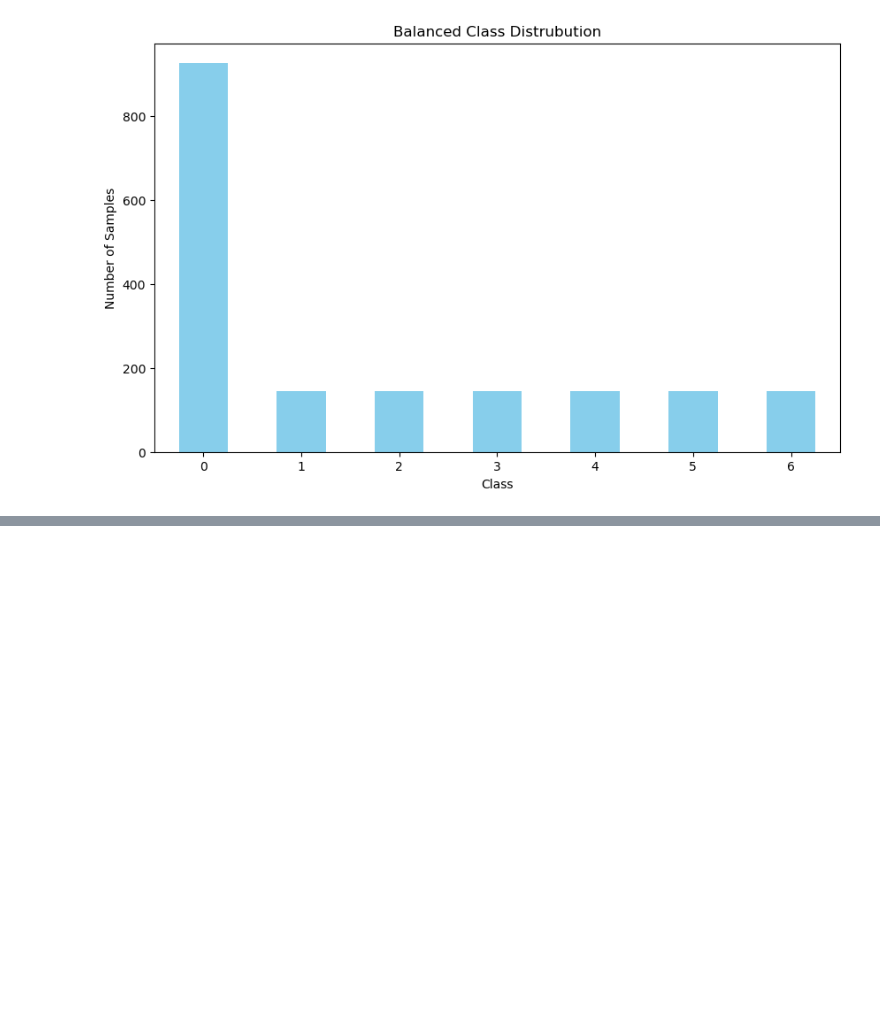
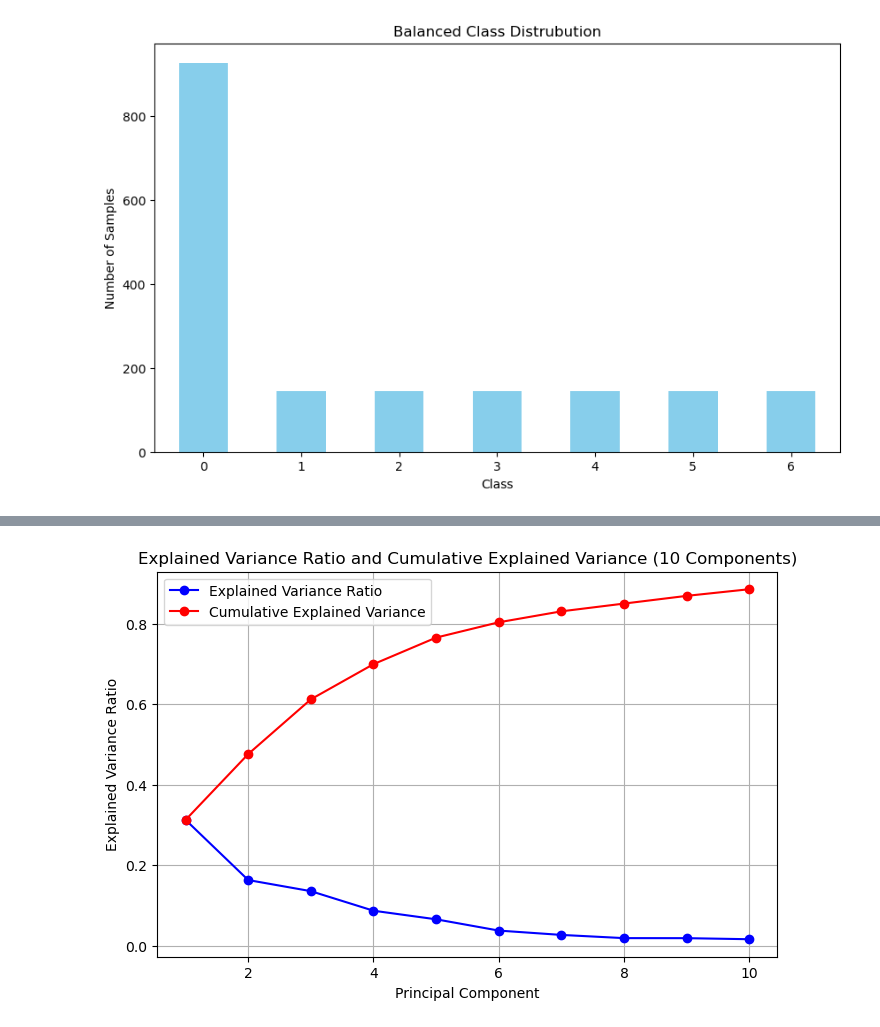
Before and after one commit to AybarsManav/EMG-Classification, a Jupyter notebook: aybars.ipynb, the cells around one changed output, grey strips where cells are left out. Drawn from its saved outputs; the diff is of its cells as text; code cells hidden in the pictures; blank space fills up the shorter version.

Commit message:
New Features, SCV, k-cluster

```diff
--- a/aybars.ipynb
+++ b/aybars.ipynb
@@ -107,13 +121,13 @@ scaler = StandardScaler()
 
 # Fit the scaler on the training data and transform the training data
 X_train_scaled = scaler.fit_transform(X_train)
-
-# Use the same scaler to transform the test data
+X_validation_scaled = scaler.fit_transform(X_validation)
 X_test_scaled = scaler.transform(X_test)
 
 # Convert the scaled data back to DataFrame for better readability
 X_train_scaled = pd.DataFrame(X_train_scaled, columns=X_train.columns)
 X_test_scaled = pd.DataFrame(X_test_scaled, columns=X_test.columns)
+X_validation_scaled = pd.DataFrame(X_validation_scaled, columns=X_validation.columns)
 # %%
 # Initialize the Logistic Regression model
 logistic_model = LogisticRegression(max_iter=1000, random_state=42)
@@ -185,0 +350,75 @@ weighted avg       0.90      0.90      0.90       269
+# %%
+
+# Step 1: Apply PCA to reduce the dataset to 10 components
+pca_10 = PCA(n_components=10)
+X_train_pca = pca_10.fit_transform(X_train_scaled)  # Reduce training data
+X_test_pca = pca_10.transform(X_test_scaled)        # Apply the same transformation to test data
+X_validation_pca = pca_10.transform(X_validation_scaled)  # Apply transformation to validation data
+
+# Step 2: Train the SVM model using the reduced dataset (10 PCA components)
+svm_model_pca = SVC(kernel='linear', C=1, random_state=42)
+svm_model_pca.fit(X_train_pca, y_train)
+
+# Step 3: Train the K-Means Clustering model using the reduced dataset (10 PCA components)
+kmeans_model_pca = KMeans(n_clusters=len(set(y_train)), random_state=42)  # Number of clusters = number of classes
+kmeans_model_pca.fit(X_train_pca)
+
+# Step 4: Evaluate the SVM model
+# Accuracy on training, test, and validation sets
+train_accuracy_pca = svm_model_pca.score(X_train_pca, y_train)
+test_accuracy_pca = svm_model_pca.score(X_test_pca, y_test)
+validation_accuracy_pca = svm_model_pca.score(X_validation_pca, y_validation)
+
+print(f"SVM with PCA (10 components) Training Accuracy: {train_accuracy_pca:.4f}")
+print(f"SVM with PCA (10 components) Test Accuracy: {test_accuracy_pca:.4f}")
+print(f"SVM with PCA (10 components) Validation Accuracy: {validation_accuracy_pca:.4f}")
+
+# Step 5: Generate confusion matrix and classification report for the SVM model on test and validation sets
+test_predictions_pca = svm_model_pca.predict(X_test_pca)
+conf_matrix_pca_test = confusion_matrix(y_test, test_predictions_pca)
+class_report_pca_test = classification_report(y_test, test_predictions_pca)
+
+print("\nSVM with PCA Test Confusion Matrix:\n", conf_matrix_pca_test)
+print("\nSVM with PCA Test Classification Report:\n", class_report_pca_test)
+
+validation_predictions_pca = svm_model_pca.predict(X_validation_pca)
+conf_matrix_pca_validation = confusion_matrix(y_validation, validation_predictions_pca)
+class_report_pca_validation = classification_report(y_validation, validation_predictions_pca)
+
+print("\nSVM with PCA Validation Confusion Matrix:\n", conf_matrix_pca_validation)
+print("\nSVM with PCA Validation Classification Report:\n", class_report_pca_validation)
+
+# Step 6: Evaluate K-Means Clustering
+# Predict clusters for the test and validation datasets
+test_clusters_pca = kmeans_model_pca.predict(X_test_pca)
+validation_clusters_pca = kmeans_model_pca.predict(X_validation_pca)
+
+# Confusion matrix for K-Means (test set)
+conf_matrix_kmeans_test = confusion_matrix(y_test, test_clusters_pca)
+print("\nK-Means with PCA Test Confusion Matrix:\n", conf_matrix_kmeans_test)
+
+# Confusion matrix for K-Means (validation set)
+conf_matrix_kmeans_validation = confusion_matrix(y_validation, validation_clusters_pca)
+print("\nK-Means with PCA Validation Confusion Matrix:\n", conf_matrix_kmeans_validation)
+
+# Calculate the accuracy for K-Means clustering (by comparing clusters to labels)
+accuracy_kmeans_test = accuracy_score(y_test, test_clusters_pca)
+accuracy_kmeans_validation = accuracy_score(y_validation, validation_clusters_pca)
+
+print(f"K-Means with PCA Test Accuracy: {accuracy_kmeans_test:.4f}")
+print(f"K-Means with PCA Validation Accuracy: {accuracy_kmeans_validation:.4f}")
+
+# Step 7: Plot the explained variance ratio and cumulative variance (optional)
+explained_variance_ratio = pca_10.explained_variance_ratio_
+cumulative_explained_variance = np.cumsum(explained_variance_ratio)
+
+plt.figure(figsize=(8, 5))
+plt.plot(range(1, 11), explained_variance_ratio, 'o-', label='Explained Variance Ratio', color='b')
+plt.plot(range(1, 11), cumulative_explained_variance, 'o-', label='Cumulative Explained Variance', color='r')
+plt.xlabel('Principal Component')
+plt.ylabel('Explained Variance Ratio')
+plt.title('Explained Variance Ratio and Cumulative Explained Variance (10 Components)')
+plt.legend()
+plt.grid(True)
+plt.show()
+# %% [output]
@@ -185,0 +442 @@ weighted avg       0.90      0.90      0.90       269
+[figure, added]
```
Also changed, not shown: parts of 7 cells of this notebook, 1 other file.
